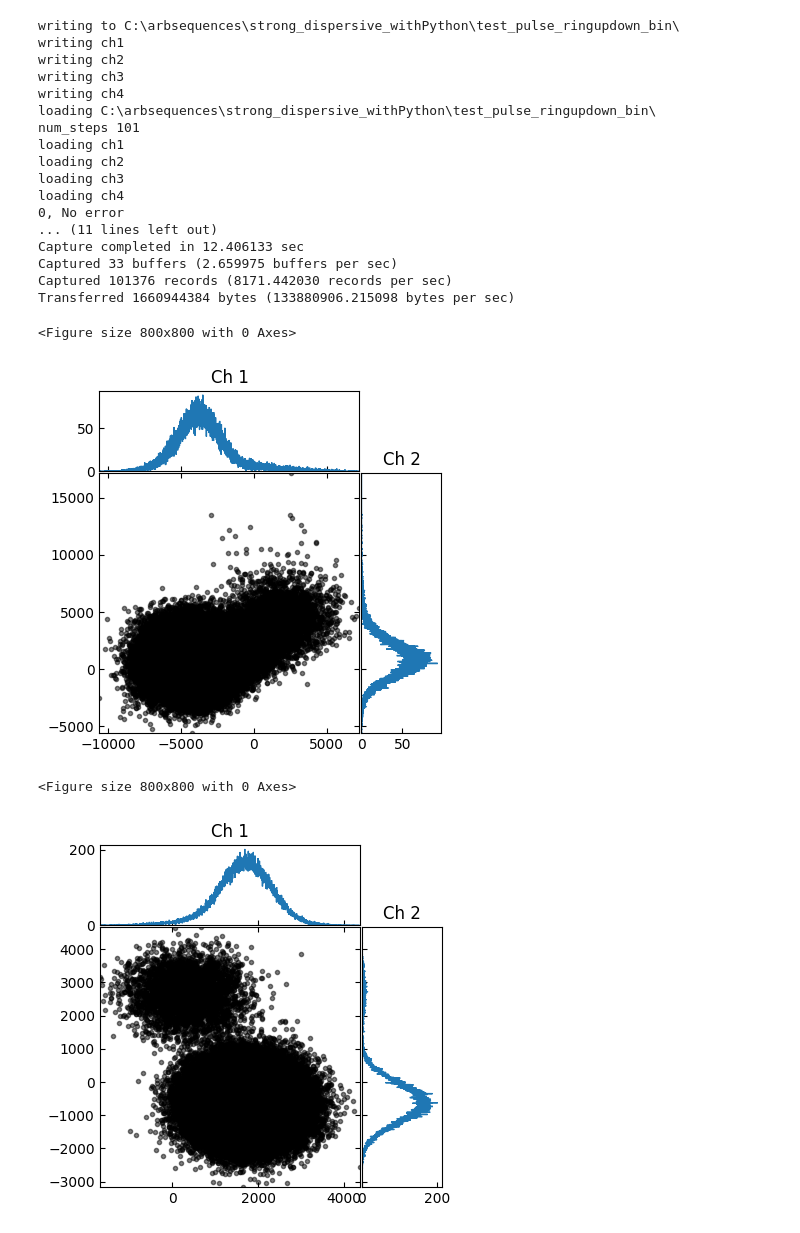
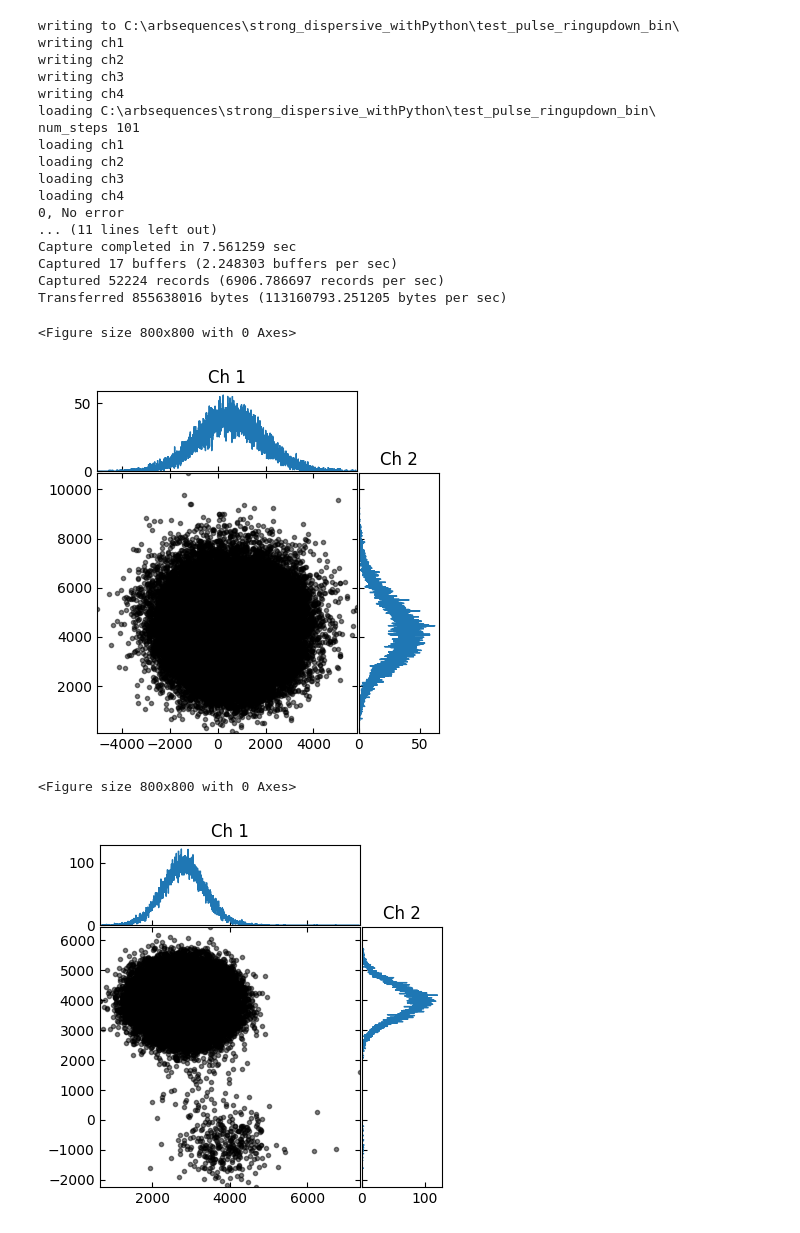
Before and after one commit to Katermurch/BlueFridgeNonLin, a Jupyter notebook: rabi_ge.ipynb, the cells around one changed output. Drawn from its saved outputs; the diff is of its cells as text; code cells hidden in the pictures.

```diff
--- a/rabi_ge.ipynb
+++ b/rabi_ge.ipynb
@@ -32,8 +32,12 @@ target_bnc_address_6 = "USB0::0x03EB::0xAFFF::411-433500000-0753::INSTR"
 bnc.set_bnc_output(
     general_vals_dict["qubit_bnc"], power_dBm=13, bnc_addr=target_bnc_address_6
 )
+q1.ge_ssm=-.1857
 # %%
 def run_rabi(
+    q1,
+    q2,
+    general_vals_dict,
     num_steps: int,
     sweep_time: float,
     reps: int,
@@ -49,7 +53,7 @@ def run_rabi(
                                 of the f, e, and g states respectively.
     """
     # Run the experiment
-    rabi.rabi_ge(q1, q2, general_vals_dict, num_steps, sweep_time)
+    rabi.amp_rabi_ge(q1, q2, general_vals_dict, num_steps, sweep_time)
     wx.wx_set_and_amplitude_and_offset(
         amp=general_vals_dict["wx_amps"], offset=general_vals_dict["wx_offs"]
     )
@@ -69,32 +73,32 @@ def run_rabi(
     return values, IQ_df
 # %%
 num_steps = 101
-reps = 1000
-sweep_time = 200
+reps = 500
+sweep_time = 500
 # q1.ge_amp = 0.6
-values, IQ_df = run_rabi(num_steps, sweep_time, reps)
+values, IQ_df = run_rabi(q1,q2,general_vals_dict,num_steps, sweep_time, reps)
 # %% [output]
 writing to C:\arbsequences\strong_dispersive_withPython\test_pulse_ringupdown_bin\
 writing ch1
 writing ch2
 writing ch3
 writing ch4
 loading C:\arbsequences\strong_dispersive_withPython\test_pulse_ringupdown_bin\
 num_steps 101
 loading ch1
 loading ch2
 loading ch3
 loading ch4
 0, No error
 ... (11 lines left out)
-Capture completed in 12.406133 sec
-Captured 33 buffers (2.659975 buffers per sec)
-Captured 101376 records (8171.442030 records per sec)
-Transferred 1660944384 bytes (133880906.215098 bytes per sec)
+Capture completed in 7.561259 sec
+Captured 17 buffers (2.248303 buffers per sec)
+Captured 52224 records (6906.786697 records per sec)
+Transferred 855638016 bytes (113160793.251205 bytes per sec)
 <Figure size 800x800 with 0 Axes>
-[figure, old version]
+[figure, new version]
 <Figure size 800x800 with 0 Axes>
-[figure, old version]
+[figure, new version]
 # %%
 IQ_df = plotting.get_IQ_averages(values)
 Q = IQ_df["Q1"]
```
Also changed, not shown: parts of 3 cells of this notebook, 17 other files.
